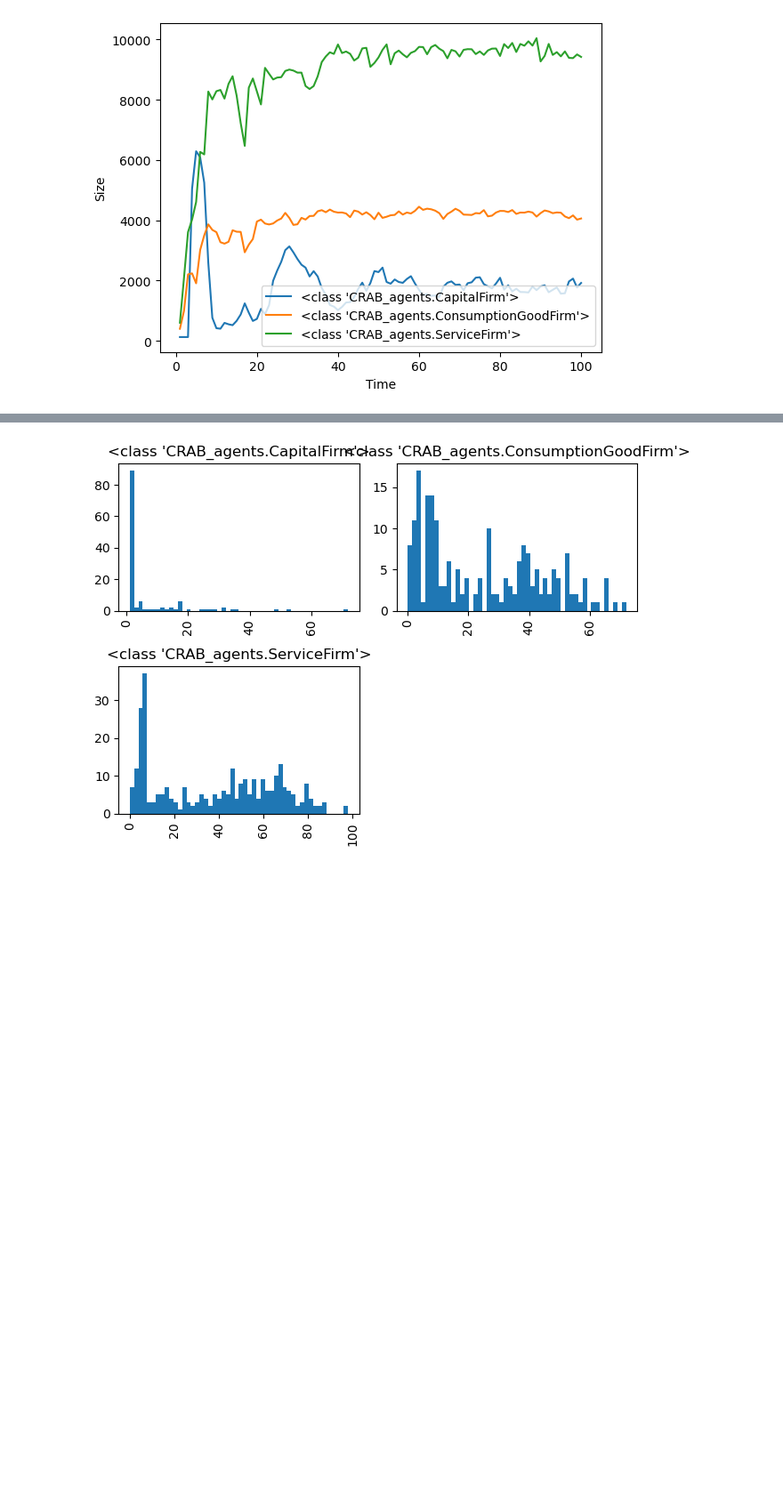
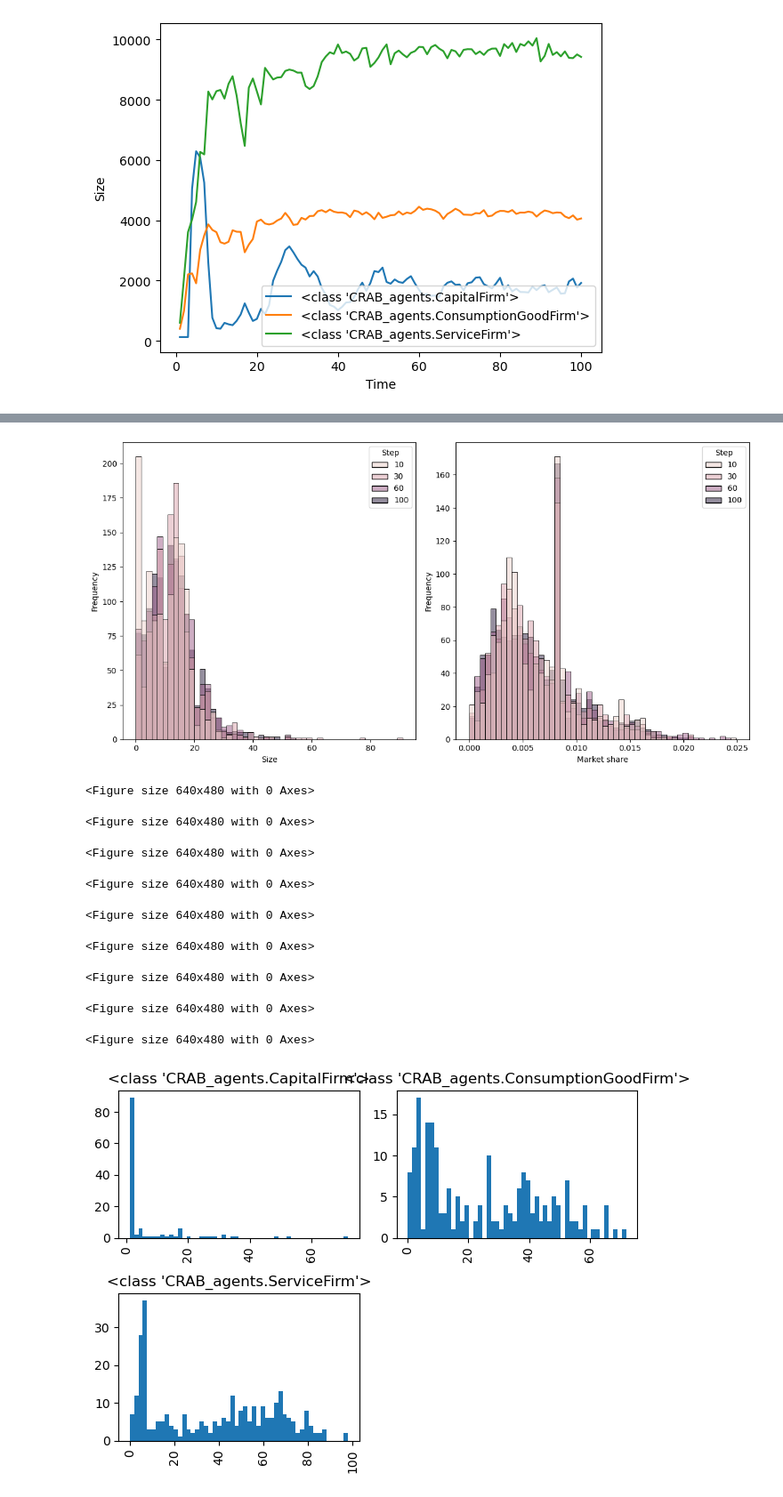
Before and after one commit to ghsher/CRAB_EM, a Jupyter notebook: Validation_checks.ipynb, the cells around one changed output, grey strips where cells are left out. Shown at 89% size. Saved outputs shown, nothing was run; the diff lists cells and outputs as text; code cells hidden in the pictures; blank space fills up the shorter version.

```diff
--- a/Validation_checks.ipynb
+++ b/Validation_checks.ipynb
@@ -204,3 +252,41 @@ plt.show()
+# %%
+import seaborn as sns
+steps_to_check = [10, 30, 60, 100]
+fig, axs = plt.subplots(1, 2, figsize=(12, 6))
+
+for i in range(len(agent_vars_df_list)):
+    df = agent_vars_df_list[i]
+
+    # keep only firms at the specified steps
+    df_step = df[df["Step"].isin(steps_to_check)]
+
+    # Plot histogram of the size of firms
+    sns.histplot(data=df_step, x="Size", hue="Step", bins=50, alpha=0.5, ax=axs[0], legend=True)
+
+    axs[0].set_xlabel("Size")
+    axs[0].set_ylabel("Frequency")
+
+
+    # Plot histogram of market share
+    sns.histplot(data=df_step, x="Market share", hue="Step", bins=50, alpha=0.5, ax=axs[1], legend=True)
+
+    axs[1].set_xlabel("Market share")
+    axs[1].set_ylabel("Frequency")
+
+
+    plt.tight_layout()
+    plt.show()
+# %% [output]
+[figure, added]
+<Figure size 640x480 with 0 Axes>
+<Figure size 640x480 with 0 Axes>
+<Figure size 640x480 with 0 Axes>
+<Figure size 640x480 with 0 Axes>
+<Figure size 640x480 with 0 Axes>
+<Figure size 640x480 with 0 Axes>
+<Figure size 640x480 with 0 Axes>
+<Figure size 640x480 with 0 Axes>
+<Figure size 640x480 with 0 Axes>
 # %%
 # Plot distribution of firms sizes at end of simulation
 for i in range(len(agent_vars_df_list)):
```
Also changed, not shown: parts of 9 cells of this notebook, 5 other files.
